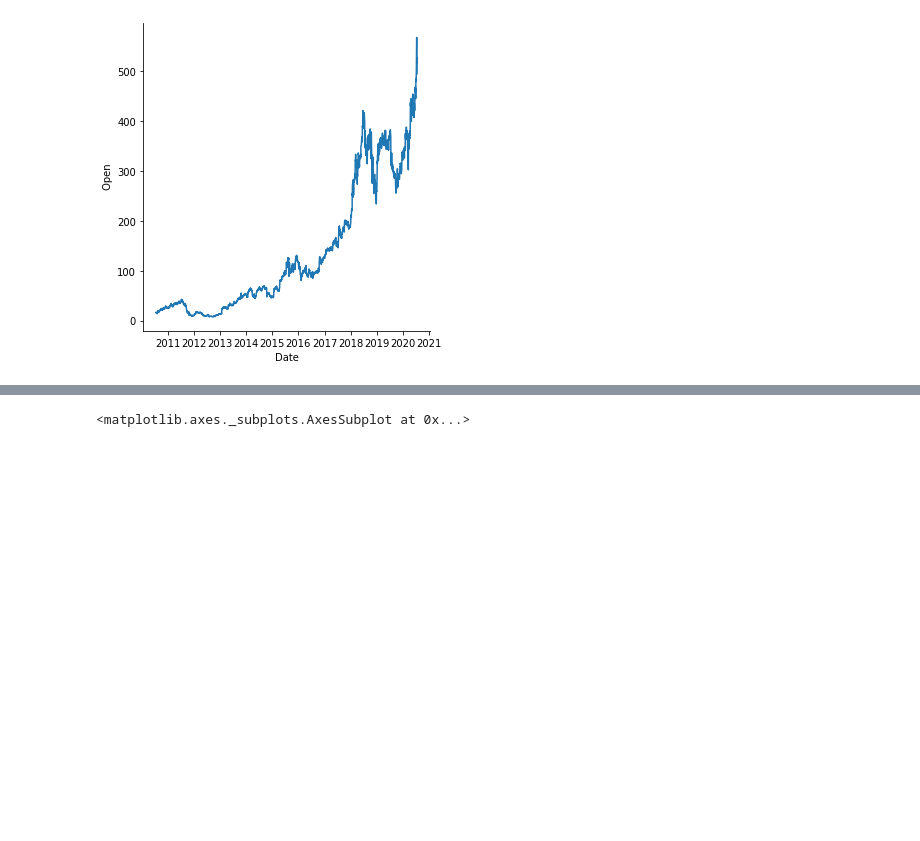
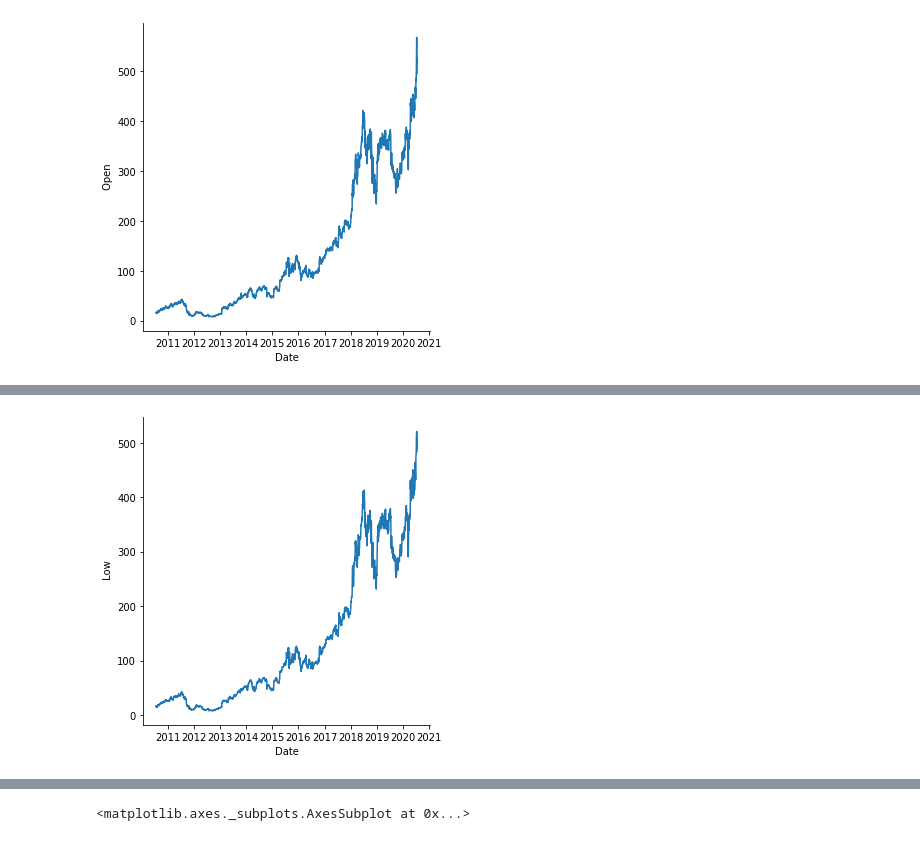
Before and after one commit to aastha985/Netflix-stock-prices-visualization, a Jupyter notebook: Visualization.ipynb, the cells around one changed output, grey strips where cells are left out. Cells and saved outputs as stored; diff of their text form; code cells hidden in the pictures; blank space fills up the shorter version.

```diff
--- a/Visualization.ipynb
+++ b/Visualization.ipynb
@@ -52,0 +51,4 @@ a_plot=sns.relplot(x="Date", y=" Open", data=df,kind='line',sort=False);
+# %%
+a_plot=sns.relplot(x="Date", y=" Low", data=df,kind='line');
+# %% [output]
+[figure, added]
```
Also changed, not shown: parts of 17 cells of this notebook.
